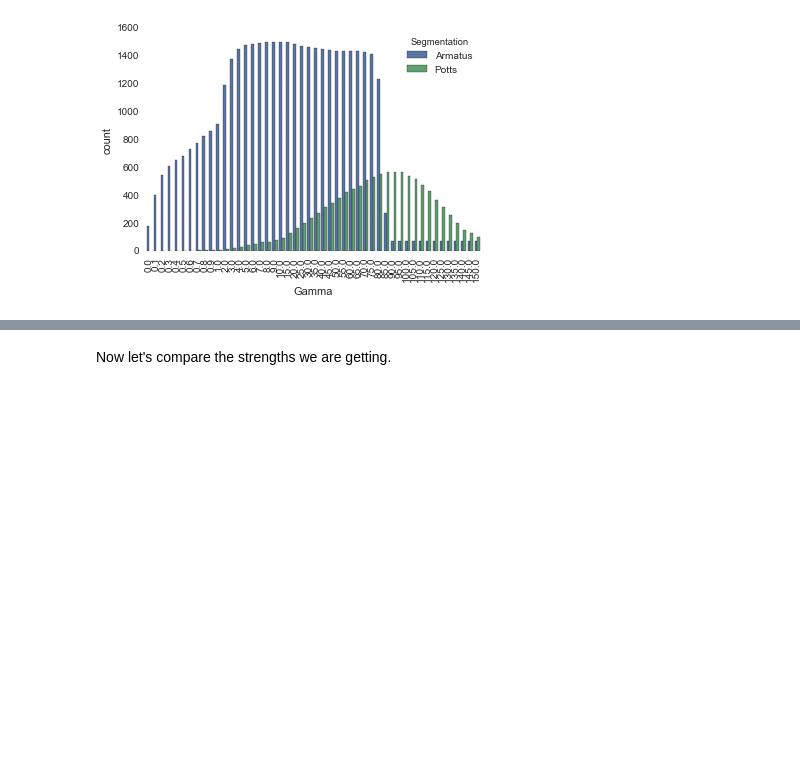
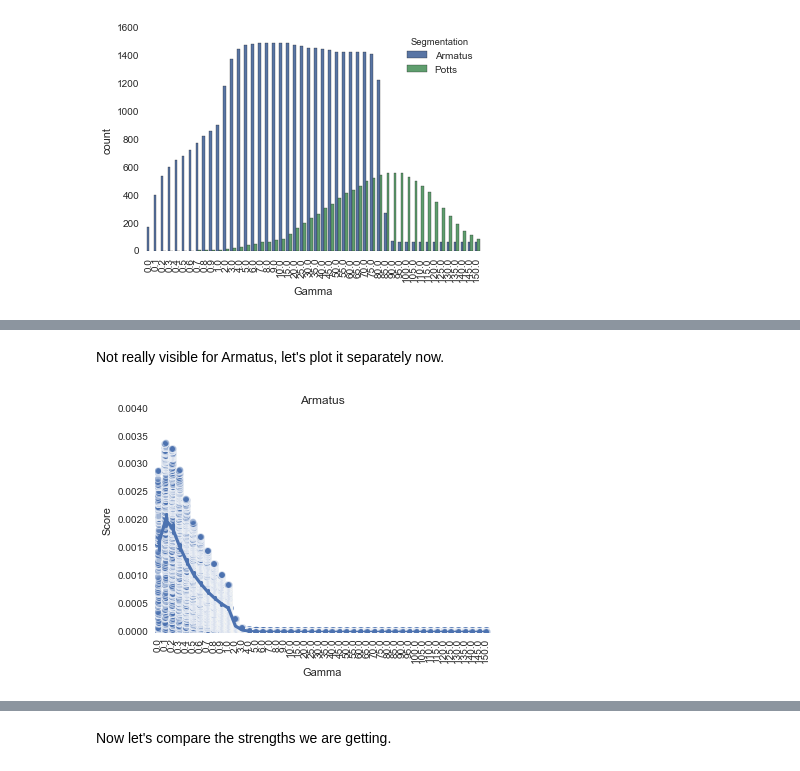
Before and after one commit to Phlya/hicplotlib, a Jupyter notebook: examples/TADs_segmentation.ipynb, the cells around one changed output, grey strips where cells are left out. Cells and saved outputs as stored; diff of their text form; code cells hidden in the pictures; blank space fills up the shorter version.

```diff
--- a/examples/TADs_segmentation.ipynb
+++ b/examples/TADs_segmentation.ipynb
@@ -156,0 +231,12 @@ Let's compare the lengthes of TADs depending on gamma with these two segmentatio
+# %% [markdown]
+Not really visible for Armatus, let's plot it separately now.
+# %%
+sns.pointplot(x='Gamma', y='Score', data=s2_tads_all.query('Segmentation=="Armatus"'), zorder=15)
+sns.stripplot(x='Gamma', y='Score', data=s2_tads_all.query('Segmentation=="Armatus"'), color='b', jitter=True, zorder=1, alpha=0.5)
+handles, labels = plt.gca().get_legend_handles_labels()
+plt.xticks(rotation=90)
+plt.ylim(ymin=0)
+plt.title('Armatus')
+plt.show()
+# %% [output]
+[figure, added]
```
Also changed, not shown: parts of 39 cells of this notebook, 2 other files.
